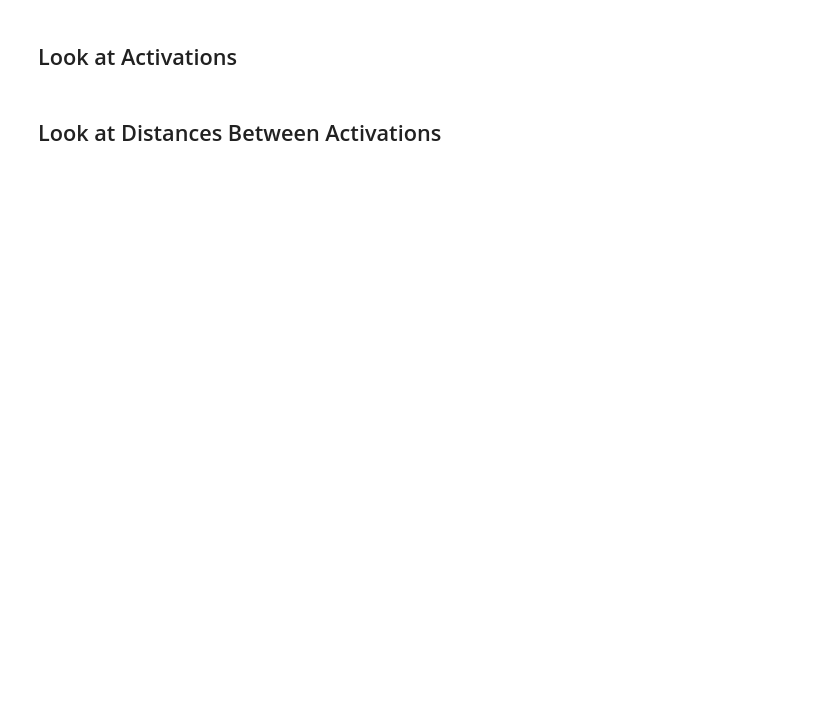
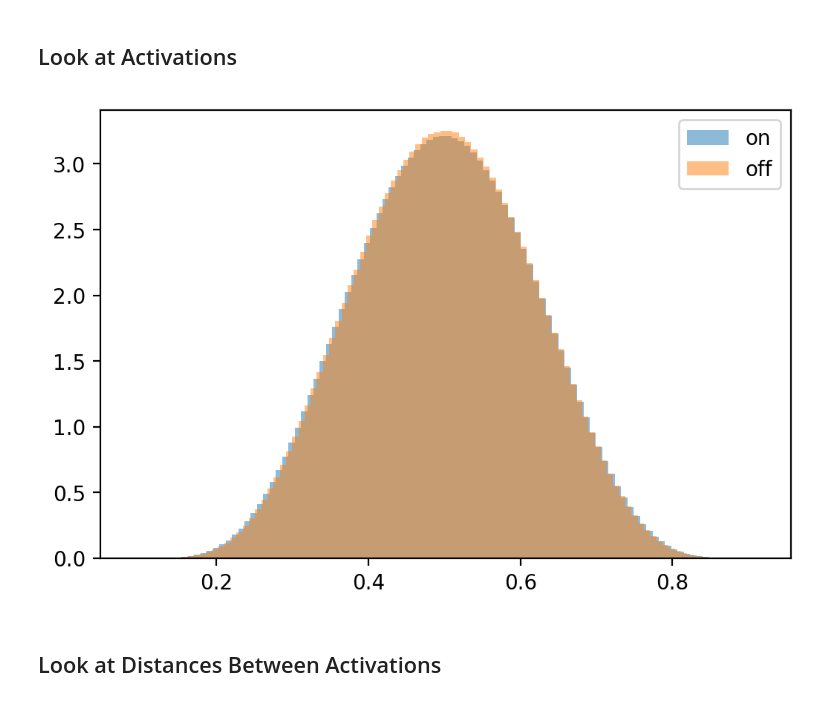
Before and after one commit to vdutell/NatVisAutoEncode, a Jupyter notebook: Image Autoencoder.ipynb, the cells around one changed output. Drawn from its saved outputs; the diff is of its cells as text; code cells hidden in the pictures; blank space fills up the shorter version.

```diff
--- a/Image Autoencoder.ipynb
+++ b/Image Autoencoder.ipynb
@@ -213,7 +218,10 @@ p = plu.plot_dist_embeddings(distmat, onofflabel, n_neighbors=5)
 # %% [markdown]
 ## Look at Activations
 # %%
-p = plu.test_activation_distributions(test_acts_ordered, onofflabel, plotother=False, norming=True)
+imp.reload(plu)
+p = plu.test_activation_distributions(test_acts_ordered, onofflabel, norm=True)
+# %% [output]
+[figure, added]
 # %% [markdown]
 ## Look at Distances Between Activations
 # %%
```
Also changed, not shown: parts of 13 cells of this notebook.
